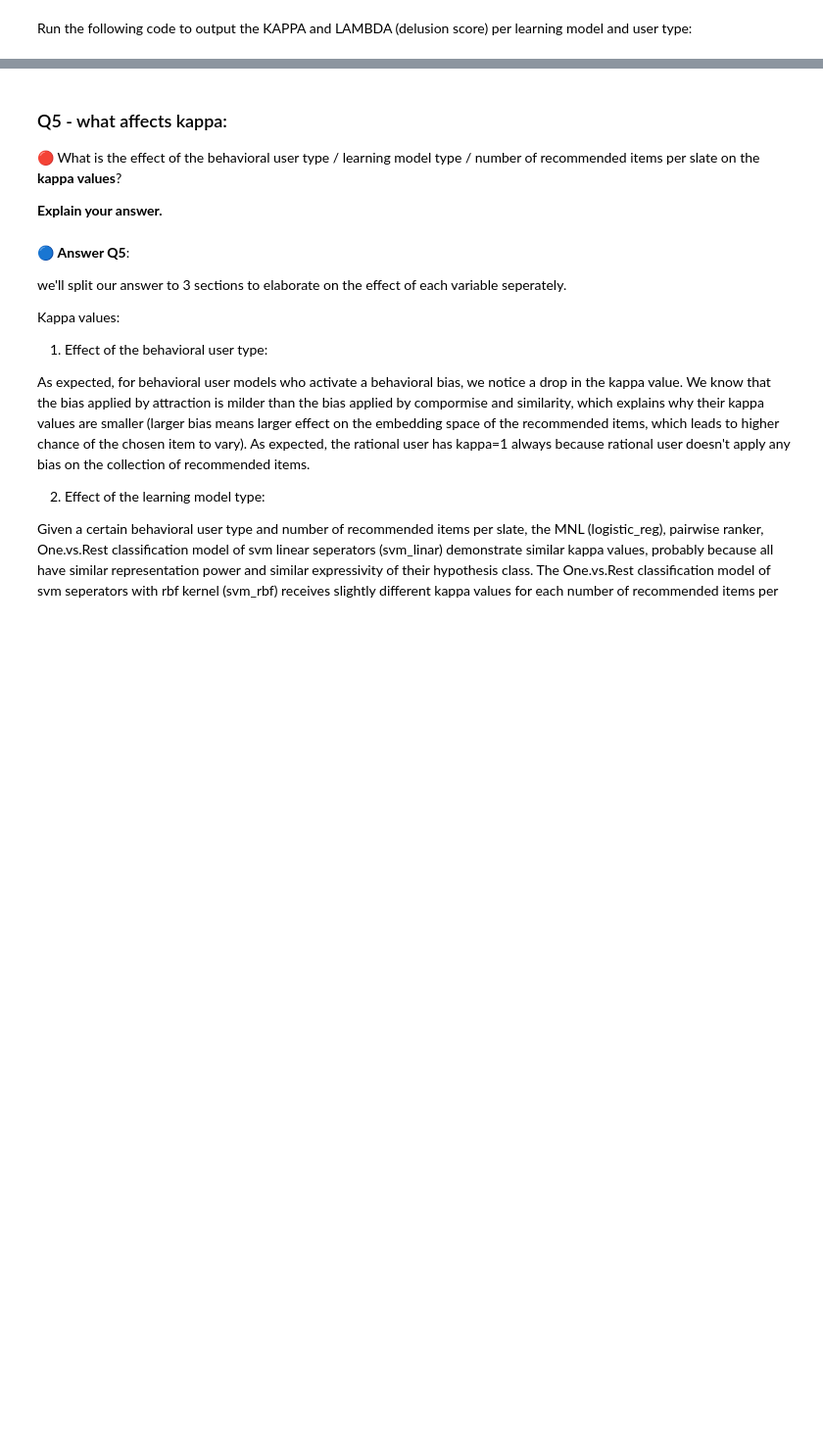
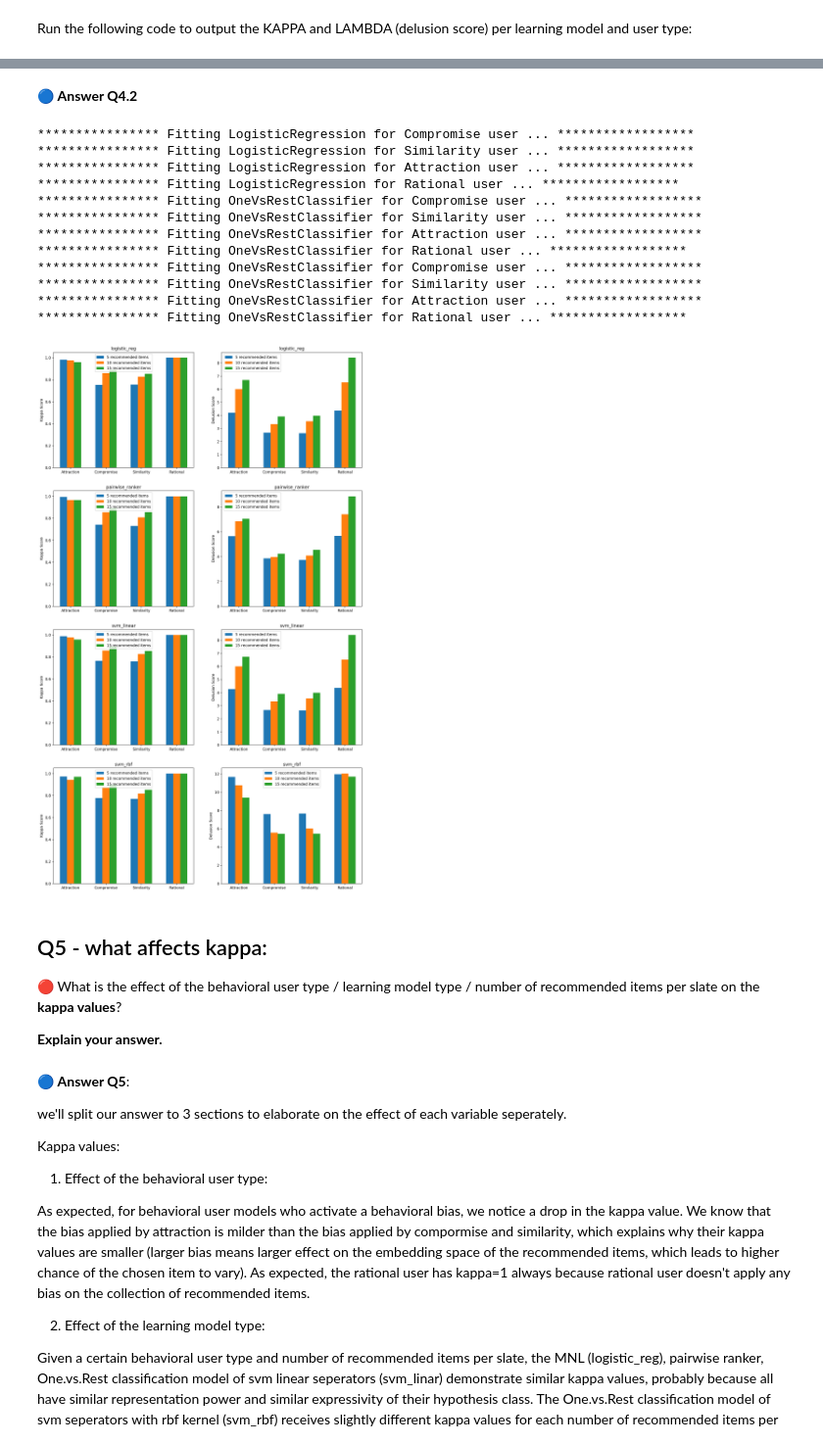
Before and after one commit to dorin133/MLHB_final_project, a Jupyter notebook: project.ipynb, the cells around one changed output, grey strips where cells are left out. Shown at 98% size. Drawn from its saved outputs; the diff is of its cells as text; code cells hidden in the pictures; blank space fills up the shorter version.

```diff
--- a/project.ipynb
+++ b/project.ipynb
@@ -1151,0 +1142,2 @@ scatter_q4_2(num_items_to_recommend_options)
+# %% [markdown]
+🔵 **Answer Q4.2**
@@ -1152,5 +1184,26 @@ scatter_q4_2(num_items_to_recommend_options)
+# %%
+
+learning_models = {'logistic_reg': LogisticRegression(), 'pairwise_ranker': MyRanker(),
+            'svm_linear': OneVsRestClassifier(SVC(kernel='linear', probability=True)), 'svm_rbf': OneVsRestClassifier(SVC(kernel='rbf', gamma=0.5, C=0.5, probability=True))}
+
+num_items_to_recommend_options = [5, 10, 15]
+bar_plot_q4_2(learning_models, env, num_items_to_recommend_options)
+# %% [output]
+**************** Fitting LogisticRegression for Compromise user ... ******************
+**************** Fitting LogisticRegression for Similarity user ... ******************
+**************** Fitting LogisticRegression for Attraction user ... ******************
+**************** Fitting LogisticRegression for Rational user ... ******************
+**************** Fitting OneVsRestClassifier for Compromise user ... ******************
+**************** Fitting OneVsRestClassifier for Similarity user ... ******************
+**************** Fitting OneVsRestClassifier for Attraction user ... ******************
+**************** Fitting OneVsRestClassifier for Rational user ... ******************
+**************** Fitting OneVsRestClassifier for Compromise user ... ******************
+**************** Fitting OneVsRestClassifier for Similarity user ... ******************
+**************** Fitting OneVsRestClassifier for Attraction user ... ******************
+**************** Fitting OneVsRestClassifier for Rational user ... ******************
+[figure, added]
 # %% [markdown]
-### Q5 - what affects kappa:
+## Q5 - what affects kappa:
 
 🔴 What is the effect of the behavioral user type / learning model type / number of recommended items per slate on the **kappa values**?
 
```
Also changed, not shown: parts of 35 cells of this notebook.
